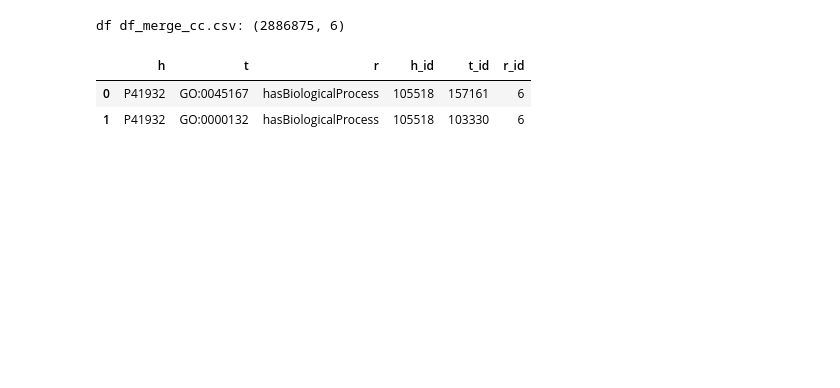
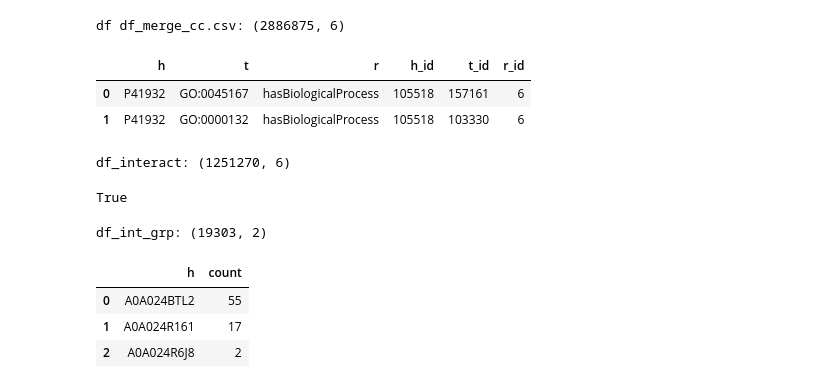
Before and after one commit to abbask/graphpattern2vec_bias, a Jupyter notebook: ProteinAnalysis.ipynb, the cells around one changed output. Saved outputs shown, nothing was run; the diff lists cells and outputs as text; code cells hidden in the pictures; blank space fills up the shorter version.

```diff
--- a/ProteinAnalysis.ipynb
+++ b/ProteinAnalysis.ipynb
@@ -17,3 +18,24 @@ df df_merge_cc.csv: (2886875, 6)
 |  | h | t | r | h_id | t_id | r_id |
 | 0 | P41932 | GO:0045167 | hasBiologicalProcess | 105518 | 157161 | 6 |
 | 1 | P41932 | GO:0000132 | hasBiologicalProcess | 105518 | 103330 | 6 |
+# %%
+df_interact = df_m[df_m['r'] == 'interact']
+print('df_interact: {}'.format(df_interact.shape))
+# %% [output]
+df_interact: (1251270, 6)
+# %%
+set_h = set(df_interact['h'].unique())
+set_t = set(df_interact['t'].unique())
+set_h == set_t
+# %% [output]
+True
+# %%
+df_int_grp = df_interact.groupby('h')['t'].count().reset_index(name = 'count')
+print('df_int_grp: {}'.format(df_int_grp.shape))
+df_int_grp.head(3)
+# %% [output]
+df_int_grp: (19303, 2)
+|  | h | count |
+| 0 | A0A024BTL2 | 55 |
+| 1 | A0A024R161 | 17 |
+| 2 | A0A024R6J8 | 2 |
```
Also changed, not shown: parts of 9 cells of this notebook, 2 other files.
